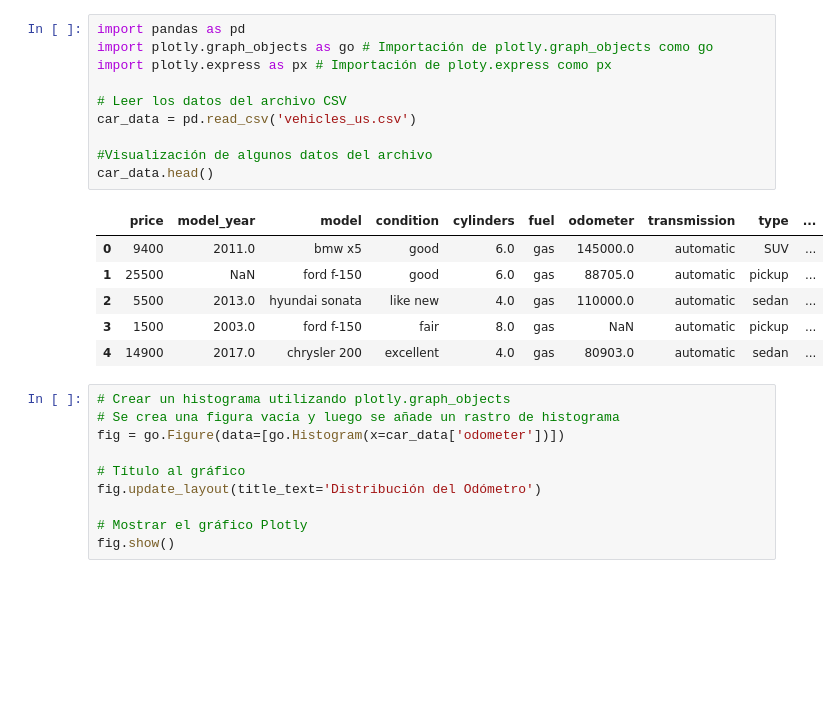
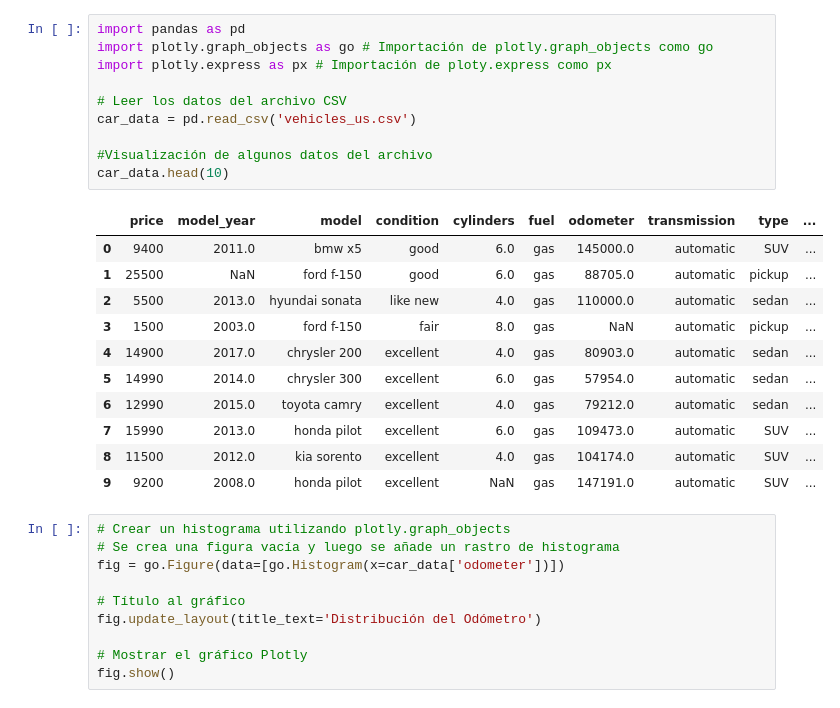
Before and after one commit to dmgc0920-byte/project_s7, a Jupyter notebook: notebooks/EDA.ipynb, the cells around one changed output. Saved outputs shown, nothing was run; the diff lists cells and outputs as text; blank space fills up the shorter version.

```diff
--- a/notebooks/EDA.ipynb
+++ b/notebooks/EDA.ipynb
@@ -1,20 +1,25 @@
 # %%
 import pandas as pd
 import plotly.graph_objects as go # Importación de plotly.graph_objects como go
 import plotly.express as px # Importación de ploty.express como px
 
 # Leer los datos del archivo CSV
 car_data = pd.read_csv('vehicles_us.csv')
 
 #Visualización de algunos datos del archivo
-car_data.head()
+car_data.head(10)
 # %% [output]
 |  | price | model_year | model | condition | cylinders | fuel | odometer | transmission | type | ... |
 | 0 | 9400 | 2011.0 | bmw x5 | good | 6.0 | gas | 145000.0 | automatic | SUV | ... |
 | 1 | 25500 | NaN | ford f-150 | good | 6.0 | gas | 88705.0 | automatic | pickup | ... |
 | 2 | 5500 | 2013.0 | hyundai sonata | like new | 4.0 | gas | 110000.0 | automatic | sedan | ... |
 | 3 | 1500 | 2003.0 | ford f-150 | fair | 8.0 | gas | NaN | automatic | pickup | ... |
 | 4 | 14900 | 2017.0 | chrysler 200 | excellent | 4.0 | gas | 80903.0 | automatic | sedan | ... |
+| 5 | 14990 | 2014.0 | chrysler 300 | excellent | 6.0 | gas | 57954.0 | automatic | sedan | ... |
+| 6 | 12990 | 2015.0 | toyota camry | excellent | 4.0 | gas | 79212.0 | automatic | sedan | ... |
+| 7 | 15990 | 2013.0 | honda pilot | excellent | 6.0 | gas | 109473.0 | automatic | SUV | ... |
+| 8 | 11500 | 2012.0 | kia sorento | excellent | 4.0 | gas | 104174.0 | automatic | SUV | ... |
+| 9 | 9200 | 2008.0 | honda pilot | excellent | NaN | gas | 147191.0 | automatic | SUV | ... |
 # %%
 # Crear un histograma utilizando plotly.graph_objects
 # Se crea una figura vacía y luego se añade un rastro de histograma
```
Also changed, not shown: parts of 1 cell of this notebook.
